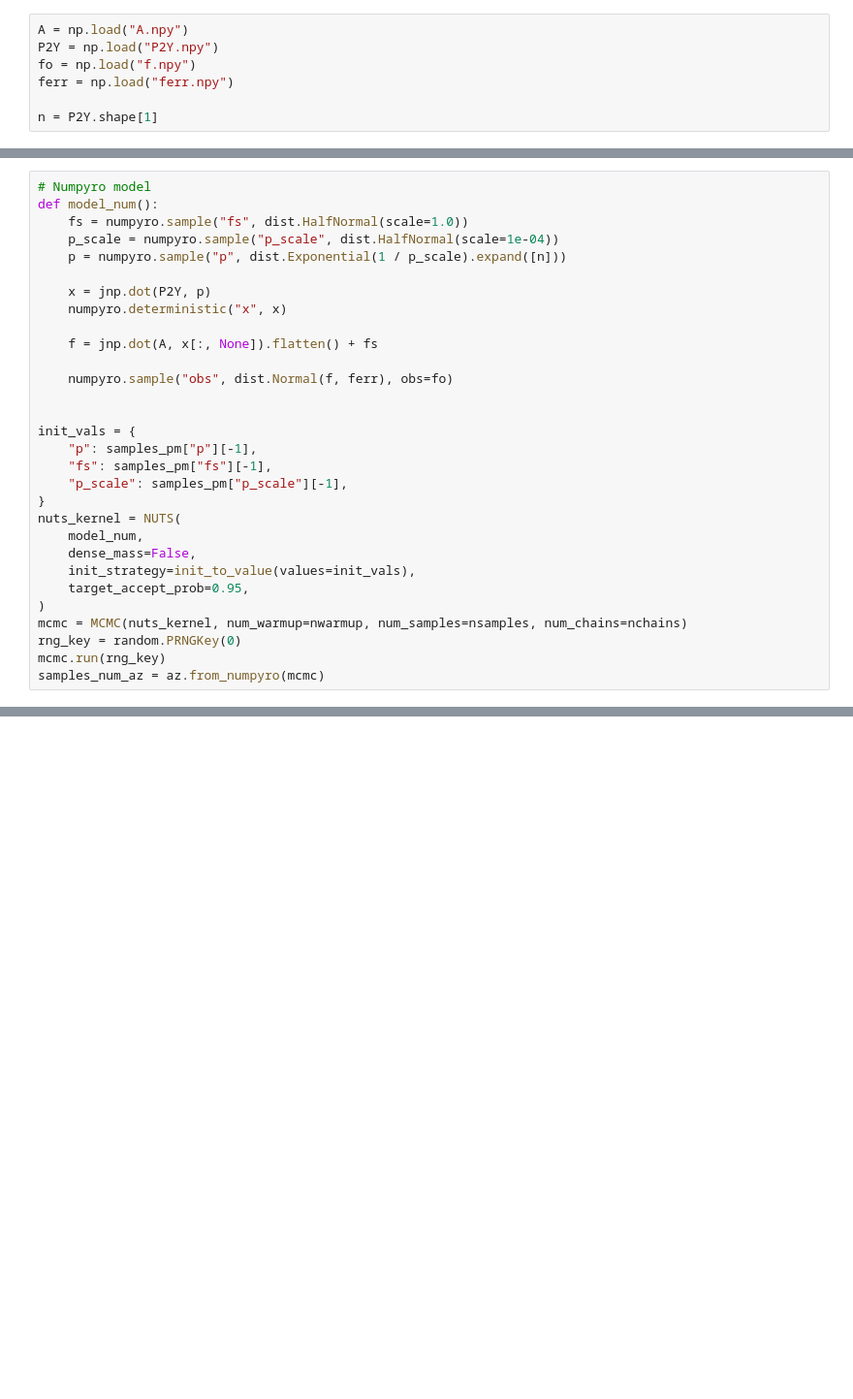
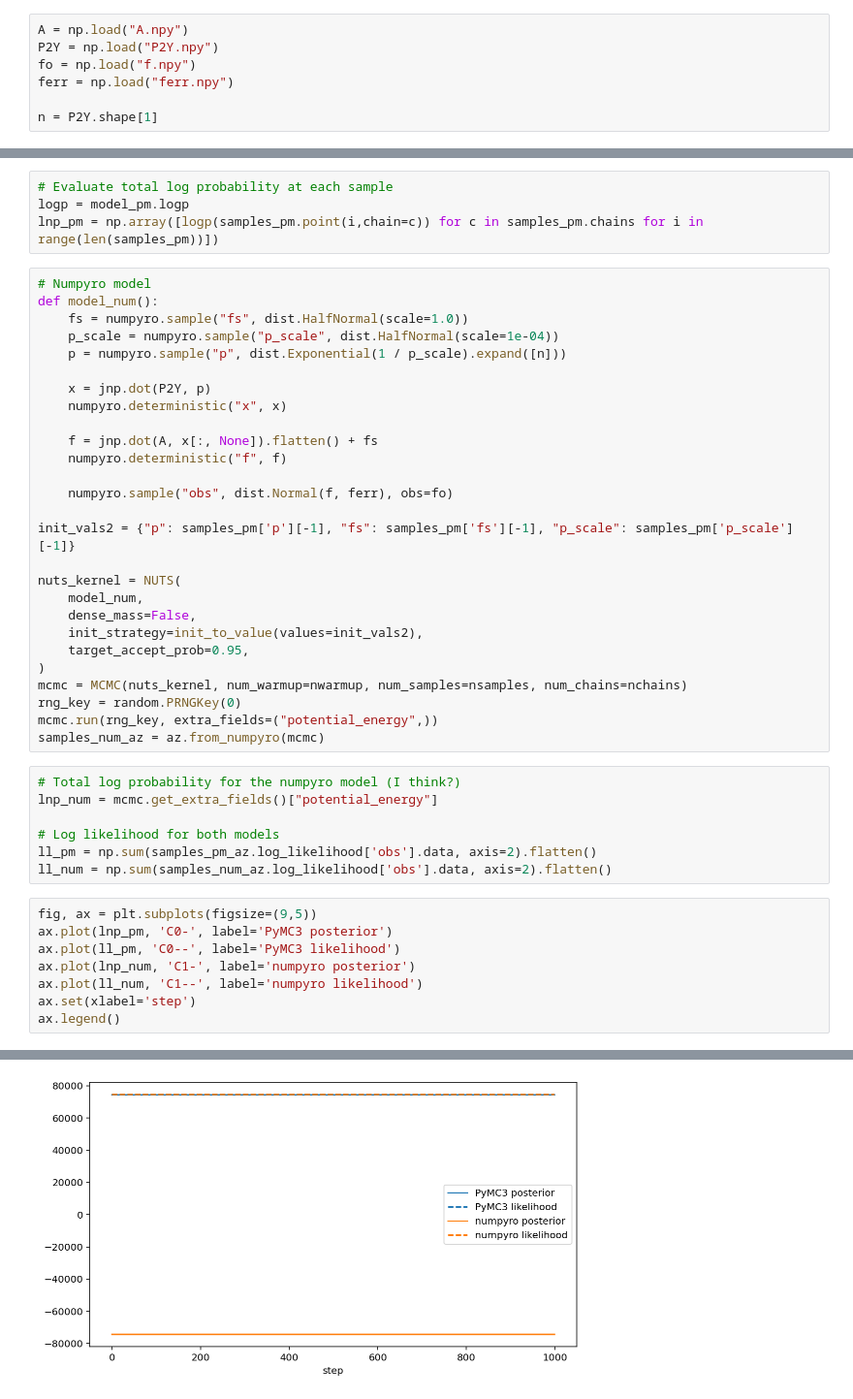
Before and after one commit to fbartolic/numpyro_vs_pymc3_hmc, a Jupyter notebook: notebook.ipynb, the cells around one changed output, grey strips where cells are left out. Shown: that part at 97% size. Cells and saved outputs as stored; diff of their text form; blank space fills up the shorter version.

Commit message:
add values of logp and likelihood

```diff
--- a/notebook.ipynb
+++ b/notebook.ipynb
@@ -75,3 +85,7 @@ Sampling 2 chains for 1_000 tune and 500 draw iterations (2_000 + 1_000 draws to
+# %%
+# Evaluate total log probability at each sample
+logp = model_pm.logp
+lnp_pm = np.array([logp(samples_pm.point(i,chain=c)) for c in samples_pm.chains for i in range(len(samples_pm))])
 # %%
 # Numpyro model
 def model_num():
@@ -83,22 +97,35 @@ def model_num():
     numpyro.deterministic("x", x)
 
     f = jnp.dot(A, x[:, None]).flatten() + fs
+    numpyro.deterministic("f", f)
 
     numpyro.sample("obs", dist.Normal(f, ferr), obs=fo)
 
+init_vals2 = {"p": samples_pm['p'][-1], "fs": samples_pm['fs'][-1], "p_scale": samples_pm['p_scale'][-1]}
 
-init_vals = {
-    "p": samples_pm["p"][-1],
-    "fs": samples_pm["fs"][-1],
-    "p_scale": samples_pm["p_scale"][-1],
-}
 nuts_kernel = NUTS(
     model_num,
     dense_mass=False,
-    init_strategy=init_to_value(values=init_vals),
+    init_strategy=init_to_value(values=init_vals2),
     target_accept_prob=0.95,
 )
 mcmc = MCMC(nuts_kernel, num_warmup=nwarmup, num_samples=nsamples, num_chains=nchains)
 rng_key = random.PRNGKey(0)
-mcmc.run(rng_key)
+mcmc.run(rng_key, extra_fields=("potential_energy",))
 samples_num_az = az.from_numpyro(mcmc)
+# %%
+# Total log probability for the numpyro model (I think?)
+lnp_num = mcmc.get_extra_fields()["potential_energy"]
+
+# Log likelihood for both models
+ll_pm = np.sum(samples_pm_az.log_likelihood['obs'].data, axis=2).flatten()
+ll_num = np.sum(samples_num_az.log_likelihood['obs'].data, axis=2).flatten()
+# %%
+fig, ax = plt.subplots(figsize=(9,5))
+ax.plot(lnp_pm, 'C0-', label='PyMC3 posterior')
+ax.plot(ll_pm, 'C0--', label='PyMC3 likelihood')
+ax.plot(lnp_num, 'C1-', label='numpyro posterior')
+ax.plot(ll_num, 'C1--', label='numpyro likelihood')
+ax.set(xlabel='step')
+ax.legend()
+# %% [output]
@@ -104,0 +133 @@ samples_num_az = az.from_numpyro(mcmc)
+[figure, added]
```
Also changed, not shown: parts of 8 cells of this notebook.
